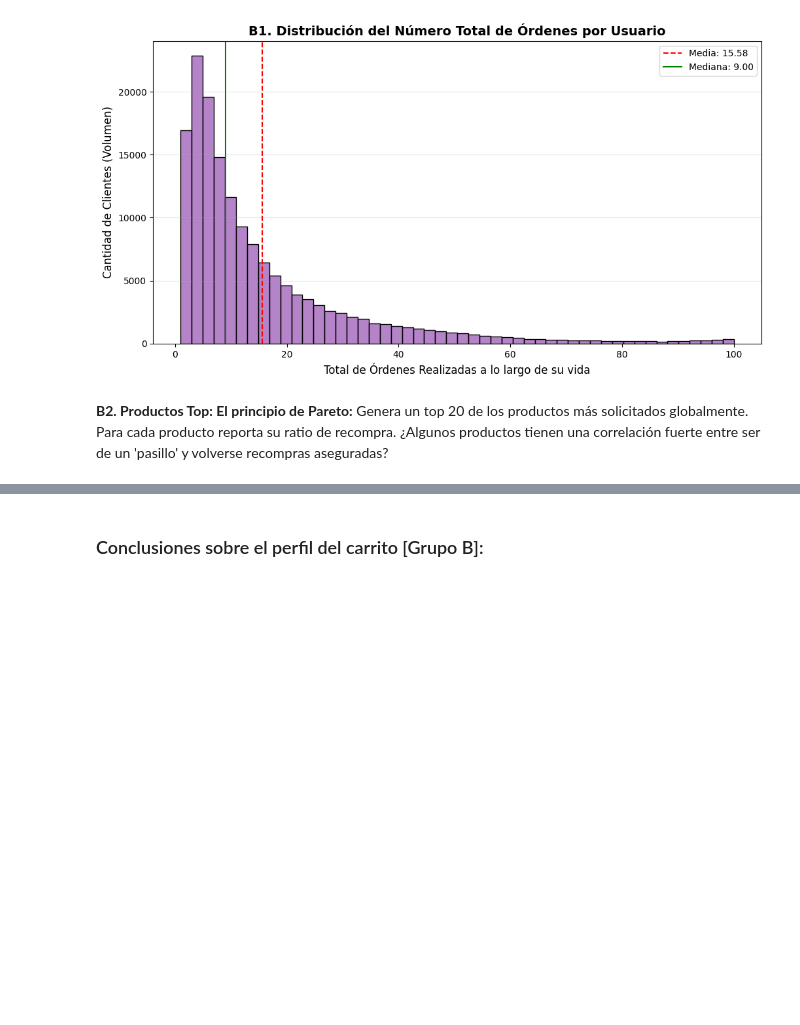
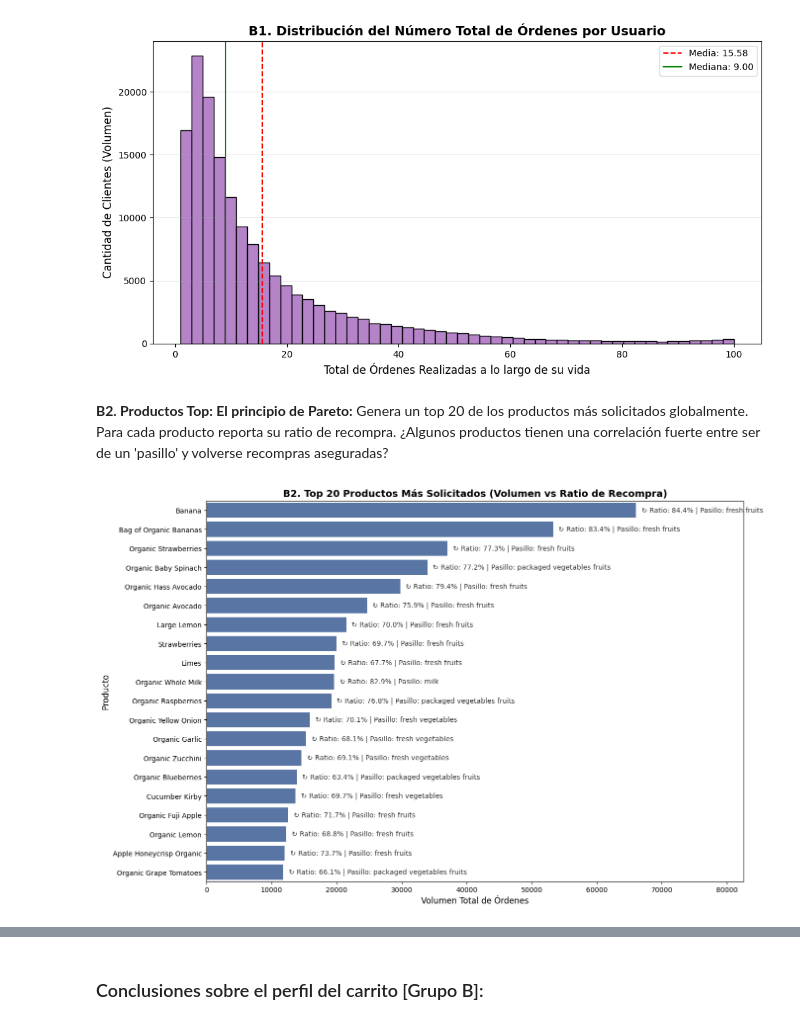
Before and after one commit to osbonilla/ds-week-2, a Jupyter notebook: taller_3_nombre_apellido.ipynb, the cells around one changed output, grey strips where cells are left out. Drawn from its saved outputs; the diff is of its cells as text; code cells hidden in the pictures; blank space fills up the shorter version.

```diff
--- a/taller_3_nombre_apellido.ipynb
+++ b/taller_3_nombre_apellido.ipynb
@@ -583,3 +583,34 @@ plt.show()
 # %% [markdown]
 **B2. Productos Top: El principio de Pareto:**
 Genera un top 20 de los productos más solicitados globalmente. Para cada producto reporta su ratio de recompra. ¿Algunos productos tienen una correlación fuerte entre ser de un 'pasillo' y volverse recompras aseguradas?
+# %%
+# Agrupación a nivel de producto y pasillo
+product_stats = obt.groupby(['product_name', 'aisle']).agg(
+    total_orders=('reordered', 'count'),
+    reorder_ratio=('reordered', 'mean')
+).reset_index()
+
+# Filtrar el top 20
+top_20 = product_stats.sort_values(by='total_orders', ascending=False).head(20)
+# %%
+# Visualización
+fig, ax = plt.subplots(figsize=(14, 10))
+sns.barplot(data=top_20, y='product_name', x='total_orders', color='#4C72B0', ax=ax)
+ax.set_title('B2. Top 20 Productos Más Solicitados (Volumen vs Ratio de Recompra)', fontsize=14, fontweight='bold')
+ax.set_xlabel('Volumen Total de Órdenes', fontsize=12)
+ax.set_ylabel('Producto', fontsize=12)
+
+# Añadimos el ratio de recompra y el pasillo como texto directamente en las barras
+for i, p in enumerate(ax.patches):
+    width = p.get_width()
+    ratio = top_20.iloc[i]['reorder_ratio']
+    pasillo = top_20.iloc[i]['aisle']
+    # Ubicamos el texto justo al final de cada barra
+    ax.text(width + 500, p.get_y() + p.get_height()/2.,
+            f" ↻ Ratio: {ratio:.1%} | Pasillo: {pasillo}",
+            va="center", fontsize=10, color='#333333', fontweight='medium')
+
+plt.margins(x=0.25)
+plt.show()
+# %% [output]
+[figure, added]
```
Also changed, not shown: parts of 5 cells of this notebook.
